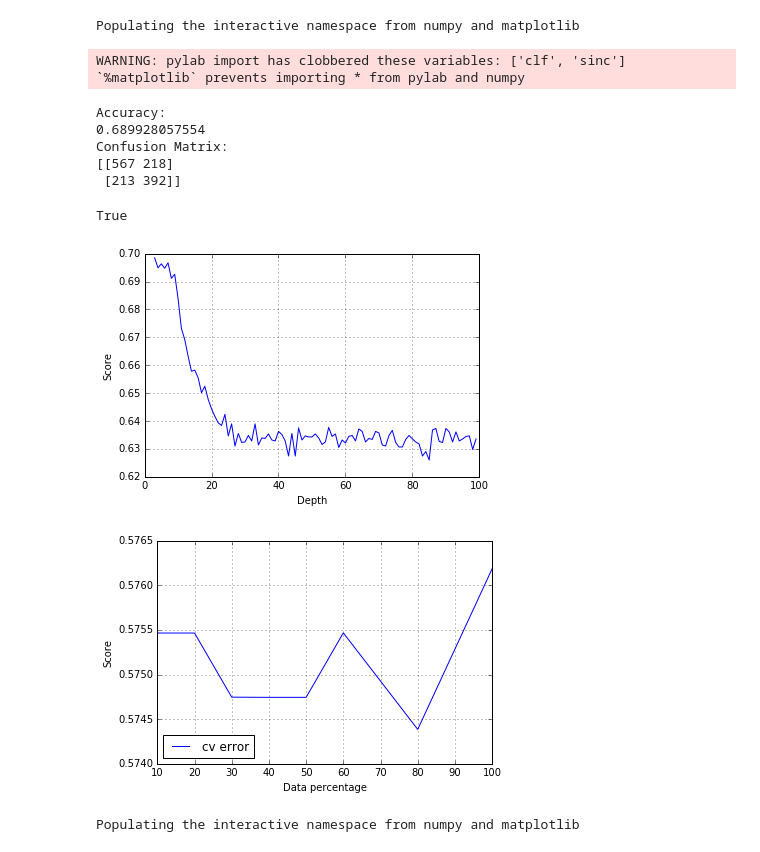
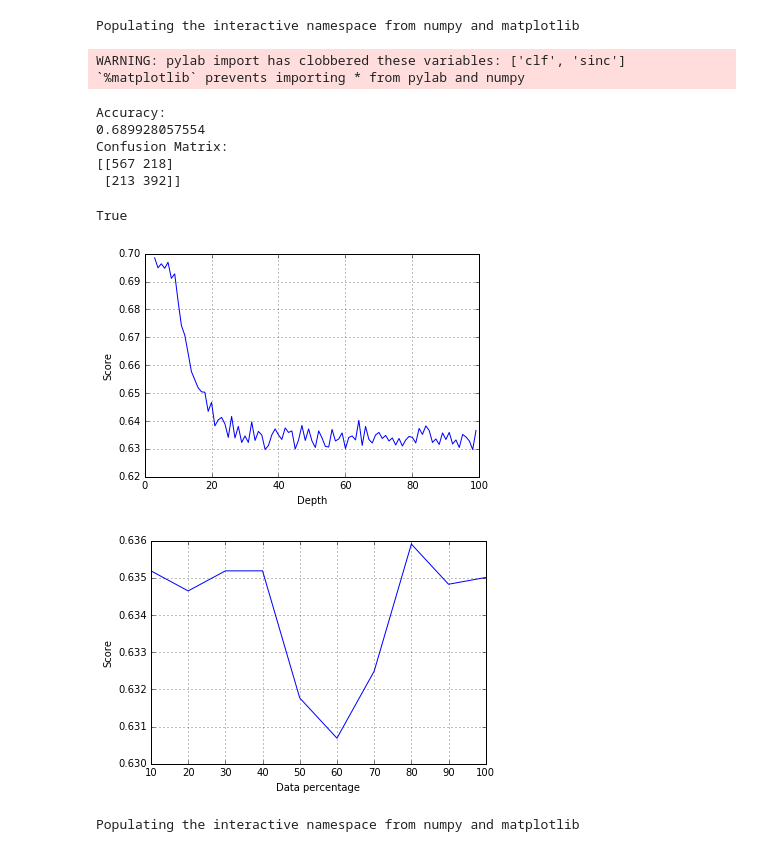
Before and after one commit to dovalioglu/MachineLearning, a Jupyter notebook: Decision Tree.ipynb, the cells around one changed output. Drawn from its saved outputs; the diff is of its cells as text; code cells hidden in the pictures.

```diff
--- a/Decision Tree.ipynb
+++ b/Decision Tree.ipynb
@@ -127,39 +127,39 @@ cv_error = []
 for data_percentage in data_percentage_array:
     cv_error.append(cross_val_score(clf, np.squeeze(np.asarray(X_train)), np.squeeze(np.asarray(y_train)),cv=10).mean())
 plt.figure(2)
-plt.plot(data_percentage_array, train_error, label='cv error')
+plt.plot(data_percentage_array, cv_error)
 plt.grid()
 plt.legend(loc=3)
 plt.xlabel('Data percentage')
 plt.ylabel('Score');
 # Implementing the decision tree with depth 4
 clf = tree.DecisionTreeClassifier(max_depth=4)
 clf = clf.fit(X_train,y_train)
 # Find score on test set
 print "Accuracy: \n", clf.score(X_test,y_test)
 # Confusion matrix
 print "Confusion Matrix: \n", sklearn.metrics.confusion_matrix(y_test, clf.predict(X_test))
 # Visualising with the Training Data
 dot_data = StringIO()
 tree.export_graphviz(clf, out_file=dot_data,
                          feature_names=['attr', 'sinc', 'fun', 'inte', 'amb'],
                          class_names=['0', '1'],
                          filled=True, rounded=True,
                          impurity=False)
 graph = pydotplus.graph_from_dot_data(dot_data.getvalue())
 graph.write_pdf("treerat.pdf")
 # %% [output]
 Populating the interactive namespace from numpy and matplotlib
 WARNING: pylab import has clobbered these variables: ['clf', 'sinc']
 `%matplotlib` prevents importing * from pylab and numpy
 Accuracy:
 0.689928057554
 Confusion Matrix:
 [[567 218]
  [213 392]]
 True
-[figure, old version]
+[figure, new version]
-[figure, old version]
+[figure, new version]
 # %%
 %pylab inline
 from sklearn.cluster import KMeans
```
Also changed, not shown: parts of 1 cell of this notebook.
